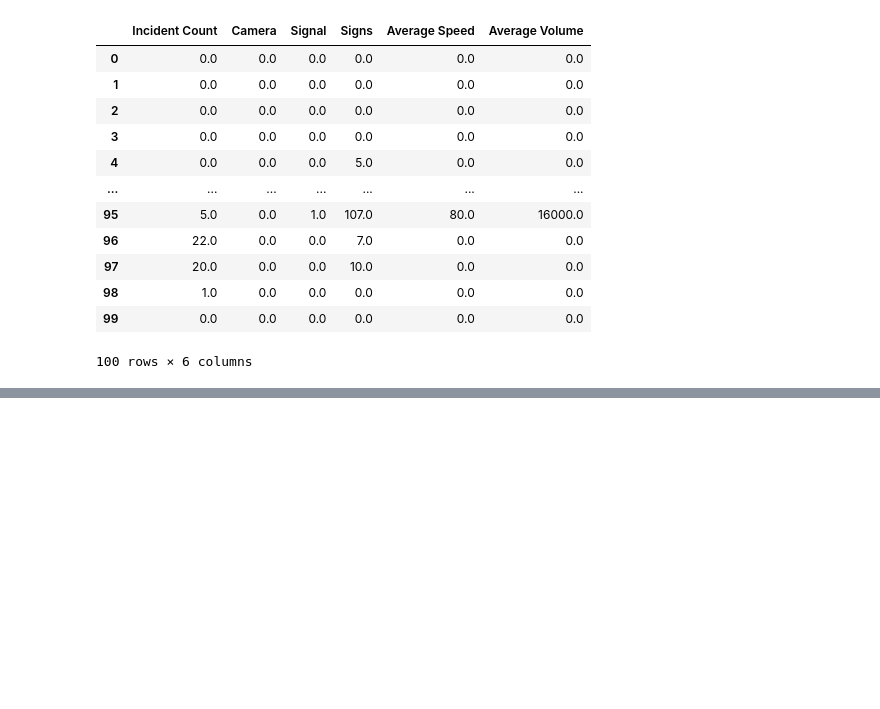
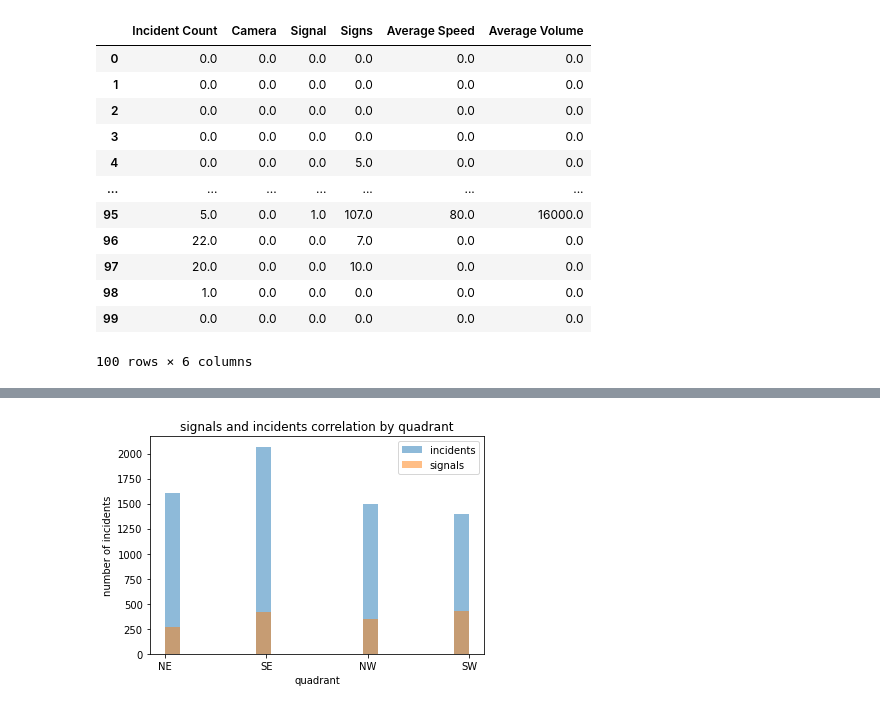
Before and after one commit to Karenzhang7717/ENSF592_YYC_Project, a Jupyter notebook: Phase II/Traffic incidents.ipynb, the cells around one changed output, grey strips where cells are left out. Drawn from its saved outputs; the diff is of its cells as text; code cells hidden in the pictures; blank space fills up the shorter version.

```diff
--- a/Phase II/Traffic incidents.ipynb
+++ b/Phase II/Traffic incidents.ipynb
@@ -131,0 +179,15 @@ sns.heatmap(corr_matrix, mask=mask, annot=True, fmt='.2f')
+# %%
+#Drop invalid quadrant from signals first
+remove_list = ['N','S','E']
+signals = signals[~signals['QUADRANT'].isin(remove_list)]
+# %%
+plt.hist(incidents['quadrant'],alpha=0.5,bins=20,label='incidents')
+plt.hist(signals['QUADRANT'],alpha=0.5,bins=20,label='signals')
+plt.legend(loc='upper right')
+plt.title('signals and incidents correlation by quadrant')
+plt.xlabel('quadrant')
+plt.ylabel('number of incidents')
+
+plt.show()
+# %% [output]
+[figure, added]
```
Also changed, not shown: parts of 12 cells of this notebook.
